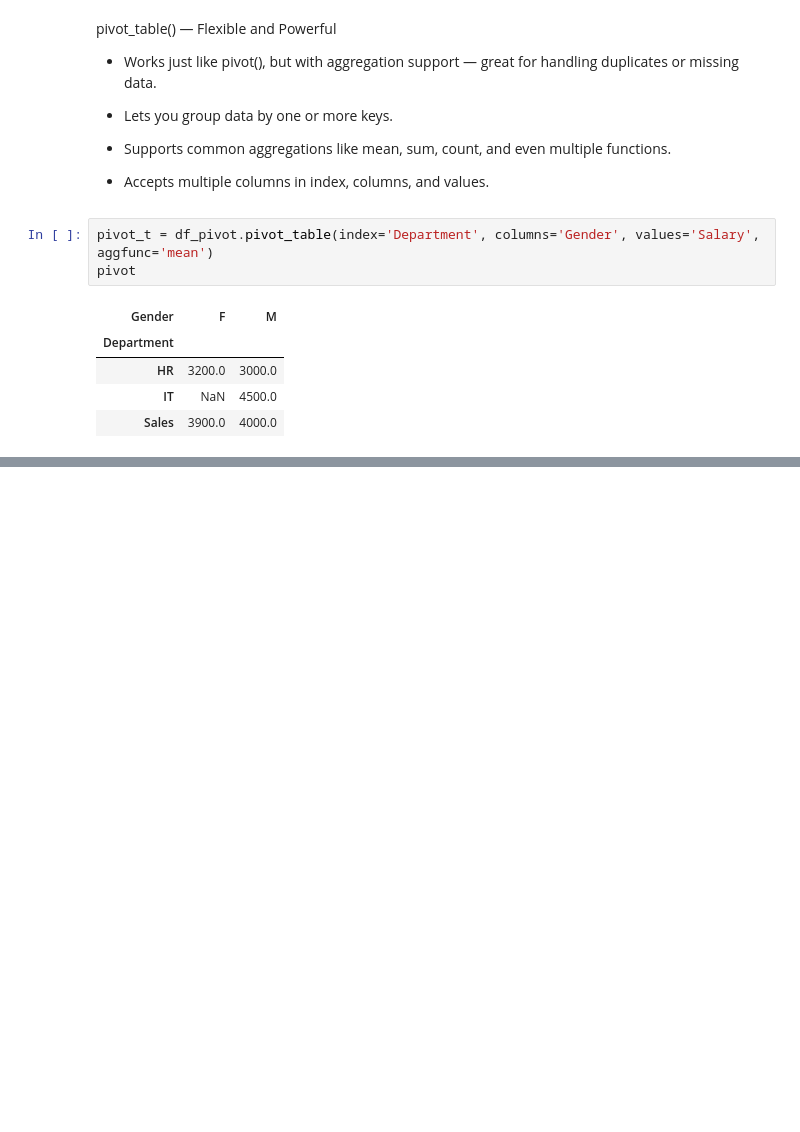
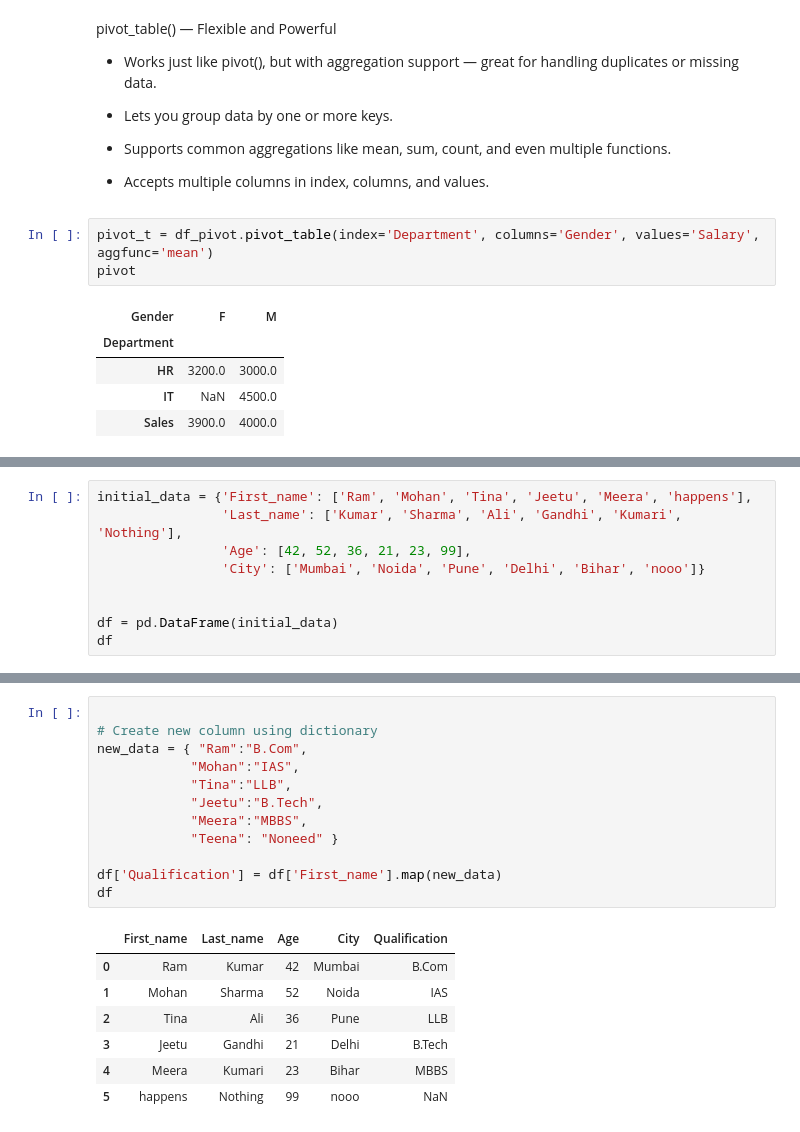
Before and after one commit to Pirate-Nirav/MachineLearning, a Jupyter notebook: PandasRevise.ipynb, the cells around one changed output, grey strips where cells are left out. Cells and saved outputs as stored; diff of their text form; blank space fills up the shorter version.

```diff
--- a/PandasRevise.ipynb
+++ b/PandasRevise.ipynb
@@ -317,0 +547,9 @@ pivot
+# %%
+initial_data = {'First_name': ['Ram', 'Mohan', 'Tina', 'Jeetu', 'Meera', 'happens'],
+                'Last_name': ['Kumar', 'Sharma', 'Ali', 'Gandhi', 'Kumari', 'Nothing'],
+                'Age': [42, 52, 36, 21, 23, 99],
+                'City': ['Mumbai', 'Noida', 'Pune', 'Delhi', 'Bihar', 'nooo']}
+
+
+df = pd.DataFrame(initial_data)
+df
@@ -317,0 +564,20 @@ pivot
+# %%
+
+# Create new column using dictionary
+new_data = { "Ram":"B.Com",
+            "Mohan":"IAS",
+            "Tina":"LLB",
+            "Jeetu":"B.Tech",
+            "Meera":"MBBS",
+            "Teena": "Noneed" }
+
+df['Qualification'] = df['First_name'].map(new_data)
+df
+# %% [output]
+|  | First_name | Last_name | Age | City | Qualification |
+| 0 | Ram | Kumar | 42 | Mumbai | B.Com |
+| 1 | Mohan | Sharma | 52 | Noida | IAS |
+| 2 | Tina | Ali | 36 | Pune | LLB |
+| 3 | Jeetu | Gandhi | 21 | Delhi | B.Tech |
+| 4 | Meera | Kumari | 23 | Bihar | MBBS |
+| 5 | happens | Nothing | 99 | nooo | NaN |
```
Also changed, not shown: parts of 52 cells of this notebook.
